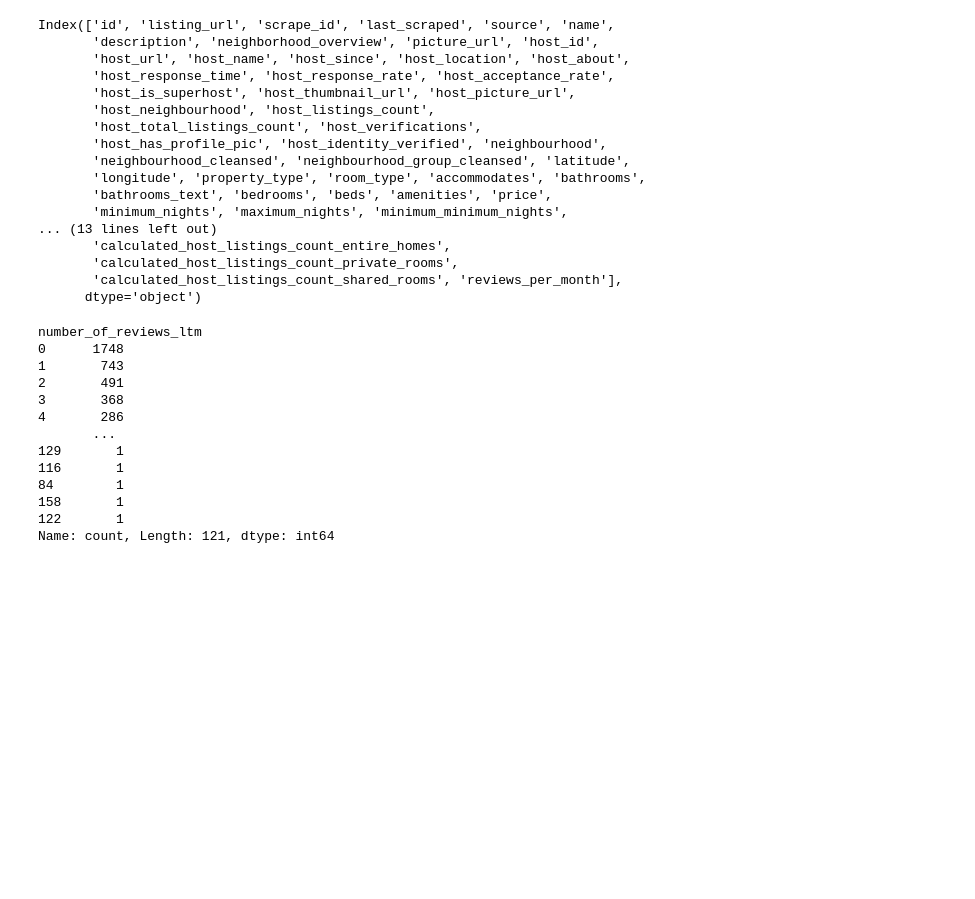
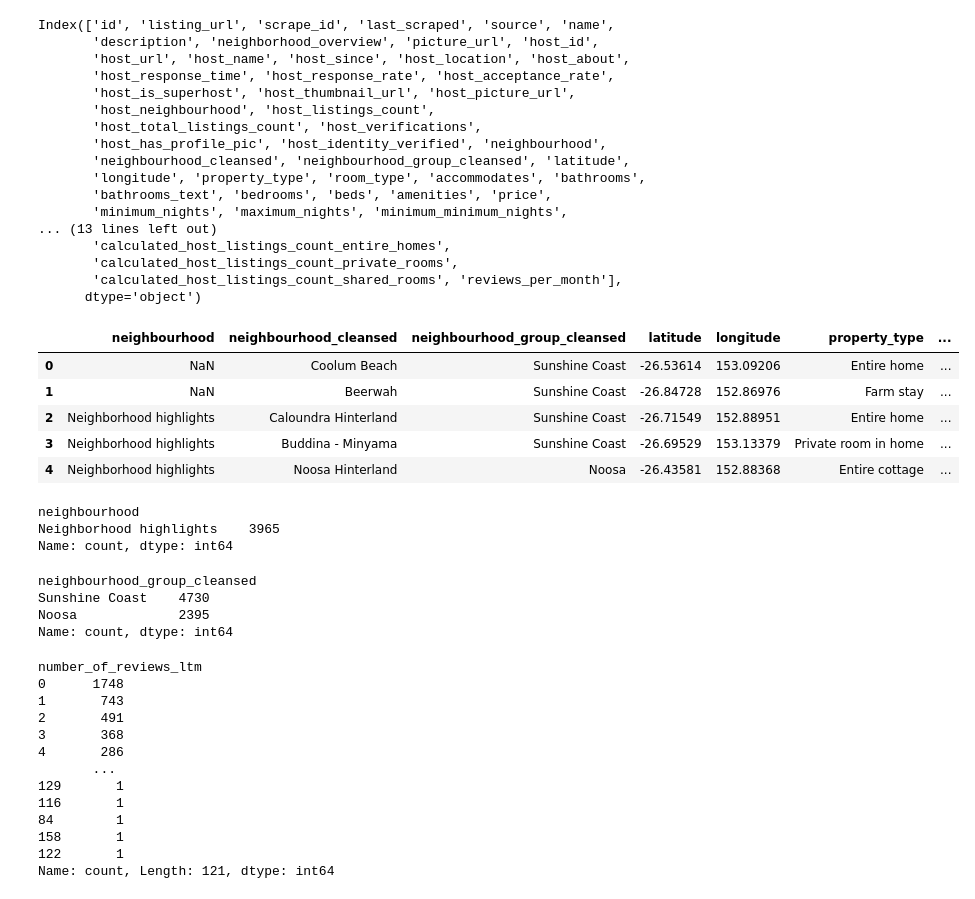
Before and after one commit to hungryfire267/AirPrice, a Jupyter notebook: notebooks/preprocessing.ipynb, the cells around one changed output. Saved outputs shown, nothing was run; the diff lists cells and outputs as text; code cells hidden in the pictures; blank space fills up the shorter version.

```diff
--- a/notebooks/preprocessing.ipynb
+++ b/notebooks/preprocessing.ipynb
@@ -99,6 +101,31 @@ Index(['id', 'listing_url', 'scrape_id', 'last_scraped', 'source', 'name',
        'calculated_host_listings_count_private_rooms',
        'calculated_host_listings_count_shared_rooms', 'reviews_per_month'],
       dtype='object')
+# %%
+first_index = list(listings_df.columns).index("neighbourhood")
+final_index = list(listings_df.columns).index("amenities")
+home_features_columns = list(listings_df.columns[first_index:final_index + 1])
+listings_df[home_features_columns].head()
+# %% [output]
+|  | neighbourhood | neighbourhood_cleansed | neighbourhood_group_cleansed | latitude | longitude | property_type | ... |
+| 0 | NaN | Coolum Beach | Sunshine Coast | -26.53614 | 153.09206 | Entire home | ... |
+| 1 | NaN | Beerwah | Sunshine Coast | -26.84728 | 152.86976 | Farm stay | ... |
+| 2 | Neighborhood highlights | Caloundra Hinterland | Sunshine Coast | -26.71549 | 152.88951 | Entire home | ... |
+| 3 | Neighborhood highlights | Buddina - Minyama | Sunshine Coast | -26.69529 | 153.13379 | Private room in home | ... |
+| 4 | Neighborhood highlights | Noosa Hinterland | Noosa | -26.43581 | 152.88368 | Entire cottage | ... |
+# %%
+["neighbourhood", "neighbourhood_cleansed"]
+# %% [output]
+neighbourhood
+Neighborhood highlights    3965
+Name: count, dtype: int64
+# %%
+listings_df["neighbourhood_group_cleansed"].value_counts()
+# %% [output]
+neighbourhood_group_cleansed
+Sunshine Coast    4730
+Noosa             2395
+Name: count, dtype: int64
 # %%
 removed_features = [
     "license"
```
Also changed, not shown: parts of 1 cell of this notebook, 3 other files.
